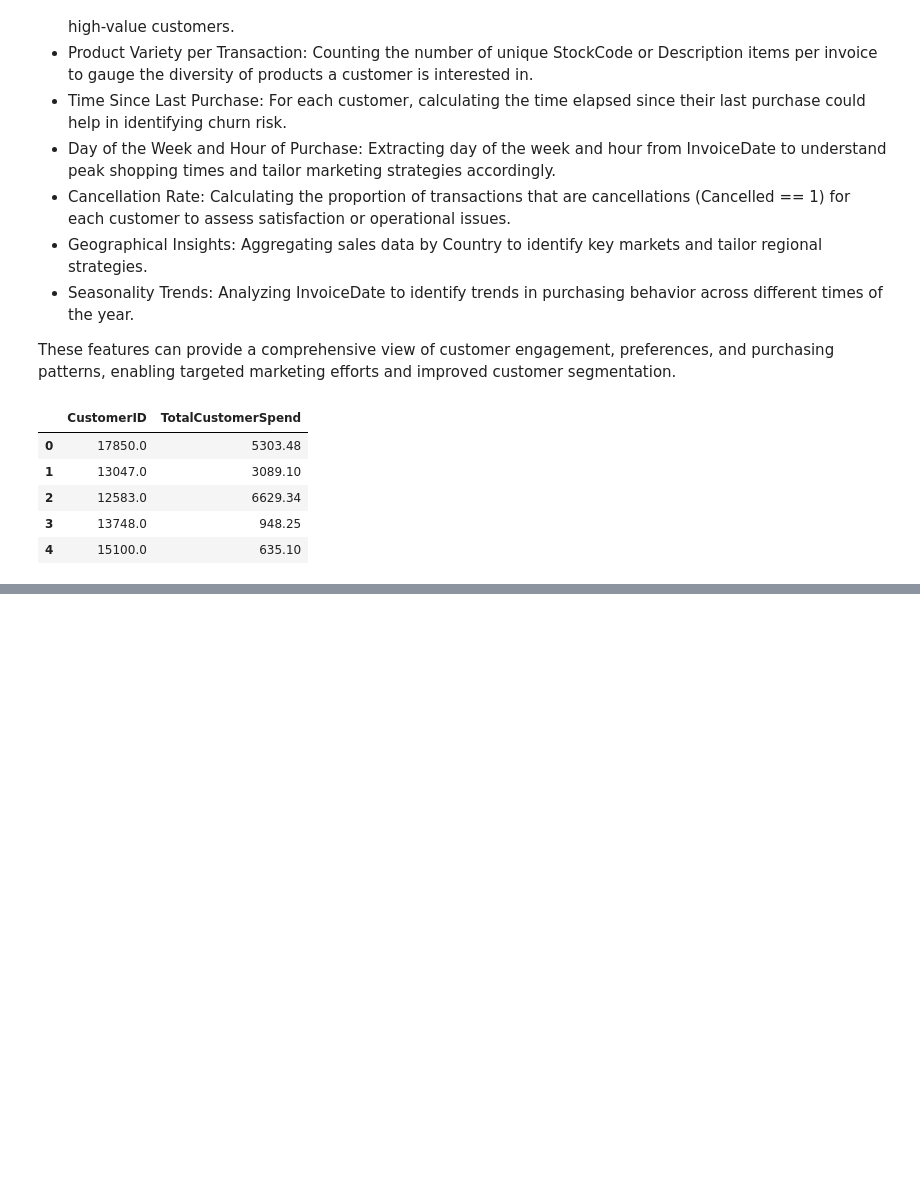
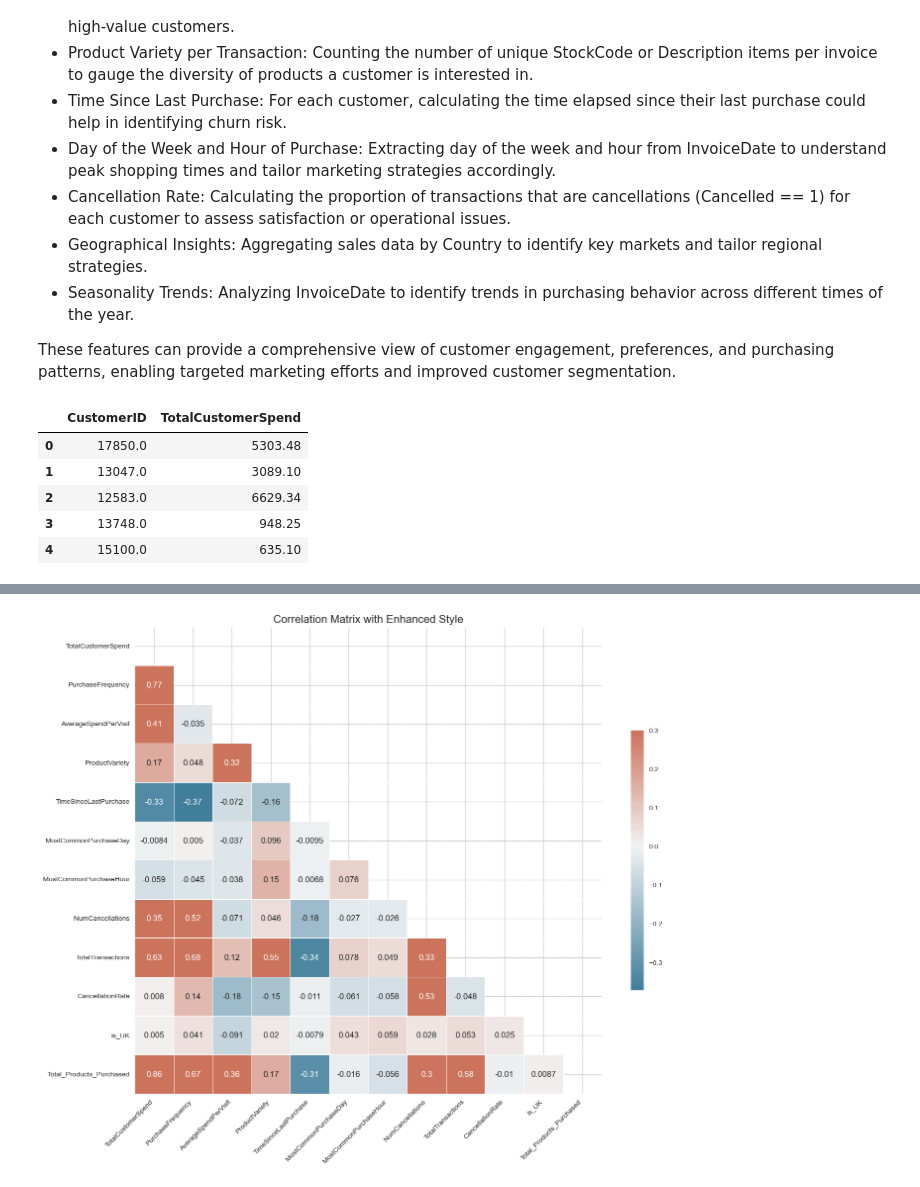
Before and after one commit to fabrizi0rigodanz0/Customer_Churn_Prediction_ML, a Jupyter notebook: notebook/notebook.ipynb, the cells around one changed output, grey strips where cells are left out. Cells and saved outputs as stored; diff of their text form; code cells hidden in the pictures; blank space fills up the shorter version.

```diff
--- a/notebook/notebook.ipynb
+++ b/notebook/notebook.ipynb
@@ -691,0 +860,9 @@ customer_df.head()
+# %%
+#12 - Total quantity of products purchased
+# Calculate the total quantity of products purchased by each customer
+total_products_purchased = df.groupby('CustomerID')['Quantity'].sum().reset_index(name='Total_Products_Purchased')
+
+# Merge this feature back into the customer_df
+customer_df = customer_df.merge(total_products_purchased, on='CustomerID', how='left')
+
+customer_df.head()
@@ -691,0 +955,11 @@ customer_df.head()
+# %%
+#separate the outliers from the dataset
+outliers = customer_df[customer_df['Is_Outlier'] == 1]
+
+#remove the outliers from the dataset
+customer_df = customer_df[customer_df['Is_Outlier'] == 0]
+
+#drop the columns that we used to detect the outliers
+customer_df = customer_df.drop(['Outlier_Scores', 'Is_Outlier'], axis=1)
+
+customer_df.head()
@@ -691,0 +979,28 @@ customer_df.head()
+# %%
+#CORRELATION ANALYSIS
+#correlation matrix escape the customer id
+corr_matrix = customer_df.iloc[:, 1:].corr()
+
+## Create a mask for the upper triangle
+mask = np.triu(np.ones_like(corr_matrix, dtype=bool))
+
+# Set up the matplotlib figure
+plt.figure(figsize=(14, 12))
+
+# Generate a custom diverging colormap
+cmap = sns.diverging_palette(230, 20, as_cmap=True)
+
+# Draw the heatmap with the mask and correct aspect ratio
+sns.heatmap(corr_matrix, mask=mask, cmap=cmap, vmax=.3, center=0,
+            square=True, linewidths=.5, cbar_kws={"shrink": .5}, annot=True)
+
+# Adjust the layout to make it more readable
+plt.xticks(rotation=45, ha='right')
+plt.yticks(rotation=0)
+plt.title('Correlation Matrix with Enhanced Style', fontsize=16)
+plt.tight_layout()  # Adjust layout to fit
+
+# Show the heatmap
+plt.show()
+# %% [output]
+[figure, added]
```
Also changed, not shown: parts of 29 cells of this notebook.
